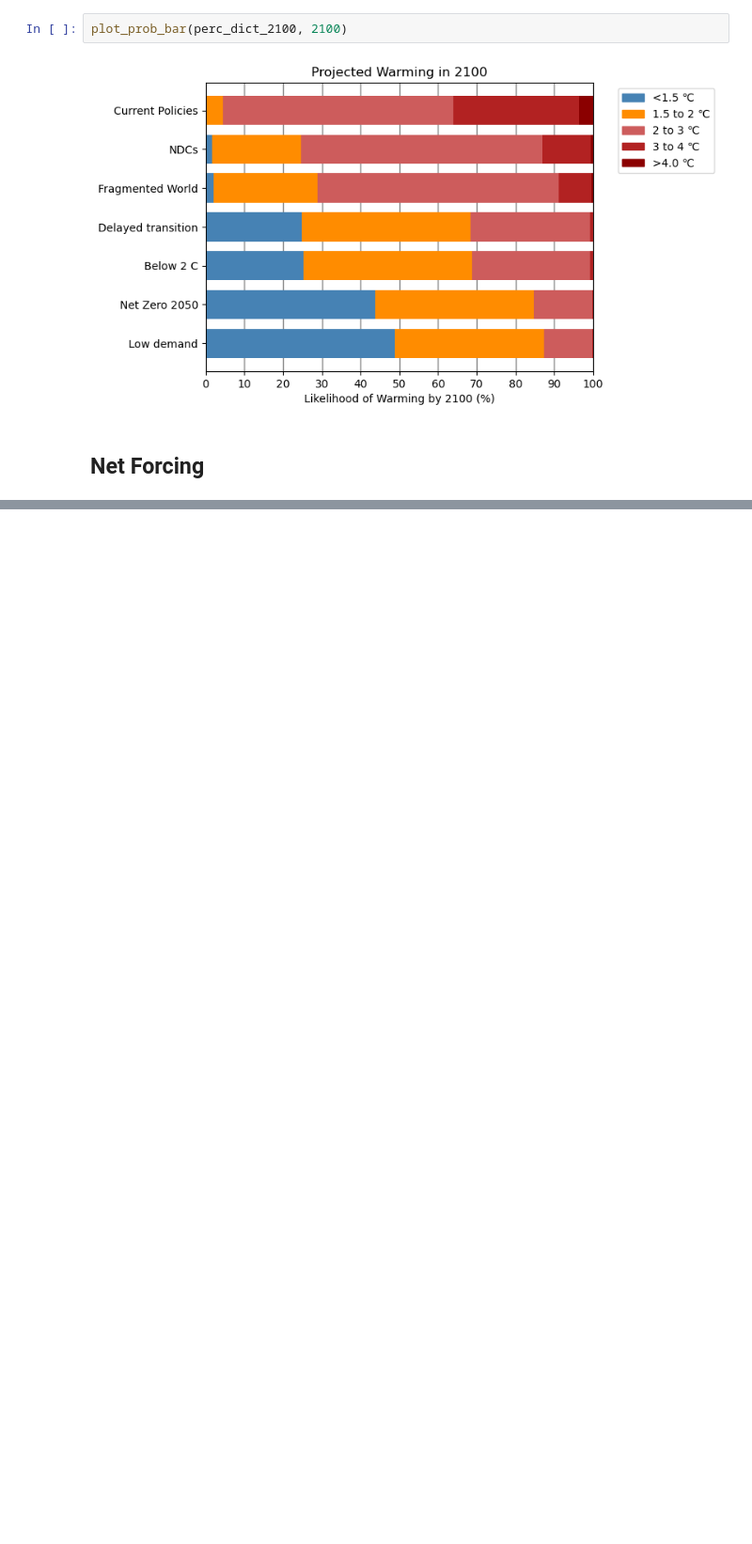
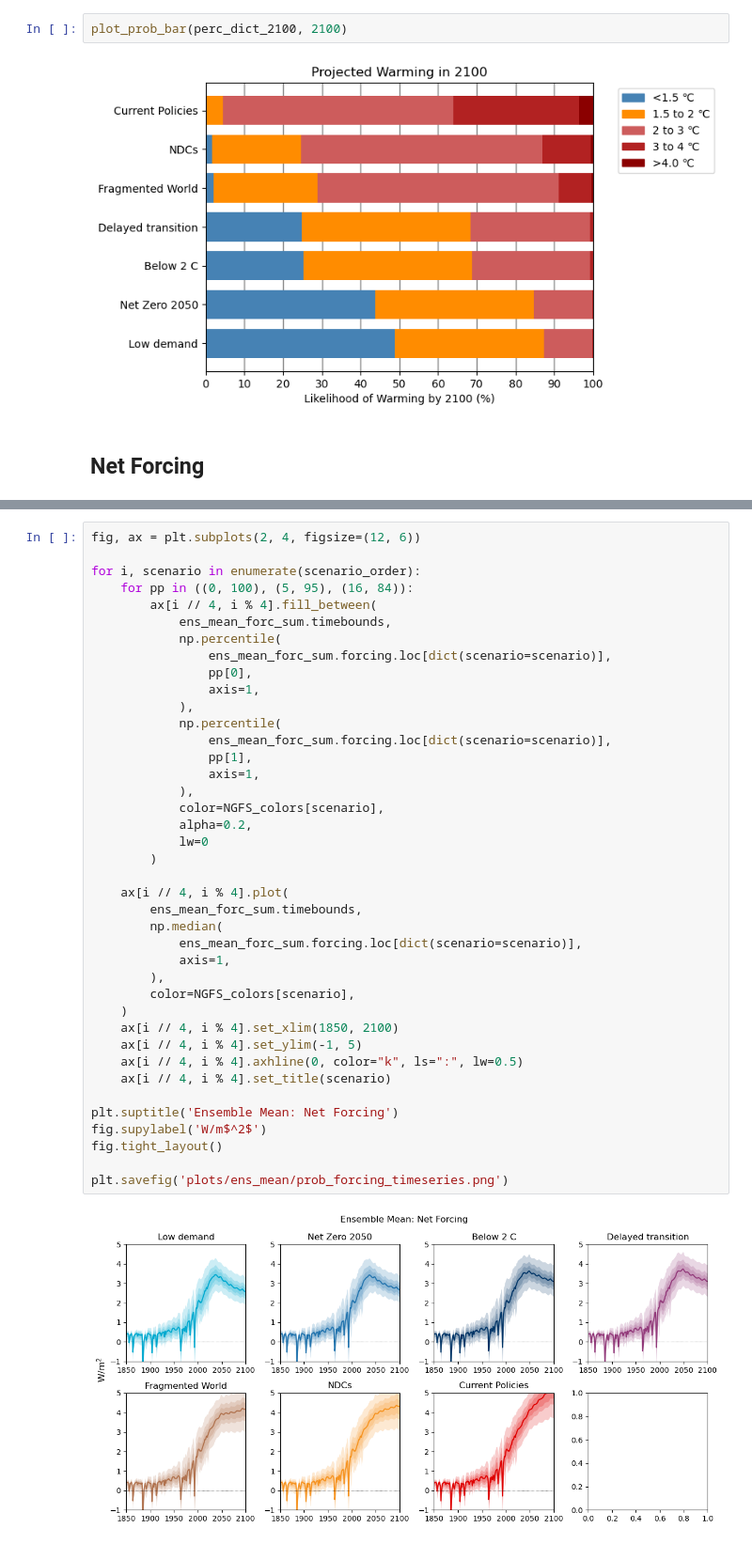
Before and after one commit to ericasimon16/woodwell_internship, a Jupyter notebook: ensemble_mean.ipynb, the cells around one changed output, grey strips where cells are left out. Shown at 94% size. Saved outputs shown, nothing was run; the diff lists cells and outputs as text; blank space fills up the shorter version.

```diff
--- a/ensemble_mean.ipynb
+++ b/ensemble_mean.ipynb
@@ -422,0 +429,42 @@ plt.show()
+# %%
+fig, ax = plt.subplots(2, 4, figsize=(12, 6))
+
+for i, scenario in enumerate(scenario_order):
+    for pp in ((0, 100), (5, 95), (16, 84)):
+        ax[i // 4, i % 4].fill_between(
+            ens_mean_forc_sum.timebounds,
+            np.percentile(
+                ens_mean_forc_sum.forcing.loc[dict(scenario=scenario)],
+                pp[0],
+                axis=1,
+            ),
+            np.percentile(
+                ens_mean_forc_sum.forcing.loc[dict(scenario=scenario)],
+                pp[1],
+                axis=1,
+            ),
+            color=NGFS_colors[scenario],
+            alpha=0.2,
+            lw=0
+        )
+
+    ax[i // 4, i % 4].plot(
+        ens_mean_forc_sum.timebounds,
+        np.median(
+            ens_mean_forc_sum.forcing.loc[dict(scenario=scenario)],
+            axis=1,
+        ),
+        color=NGFS_colors[scenario],
+    )
+    ax[i // 4, i % 4].set_xlim(1850, 2100)
+    ax[i // 4, i % 4].set_ylim(-1, 5)
+    ax[i // 4, i % 4].axhline(0, color="k", ls=":", lw=0.5)
+    ax[i // 4, i % 4].set_title(scenario)
+
+plt.suptitle('Ensemble Mean: Net Forcing')
+fig.supylabel('W/m$^2$')
+fig.tight_layout()
+
+plt.savefig('plots/ens_mean/prob_forcing_timeseries.png')
+# %% [output]
+[figure, added]
```
Also changed, not shown: parts of 2 cells of this notebook, 2 other files.
